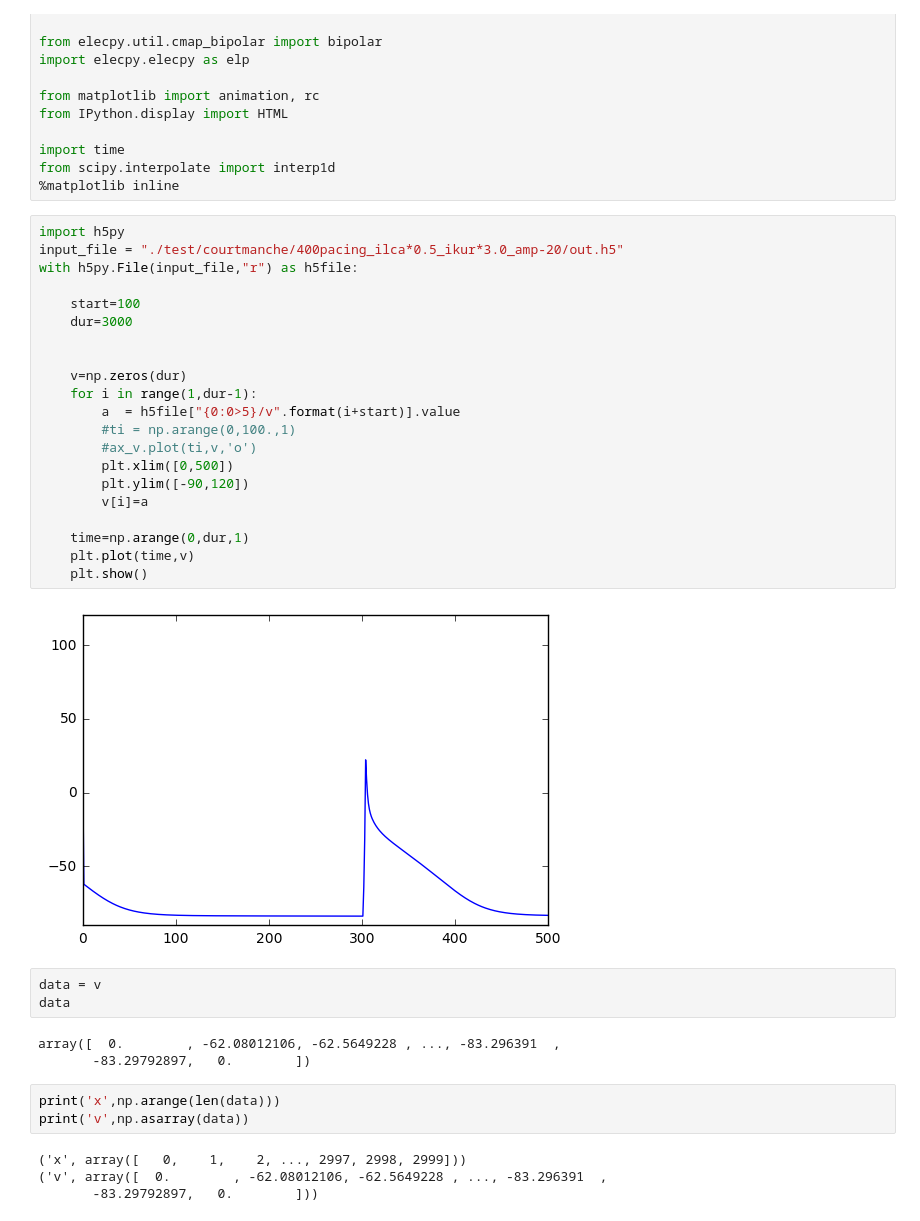
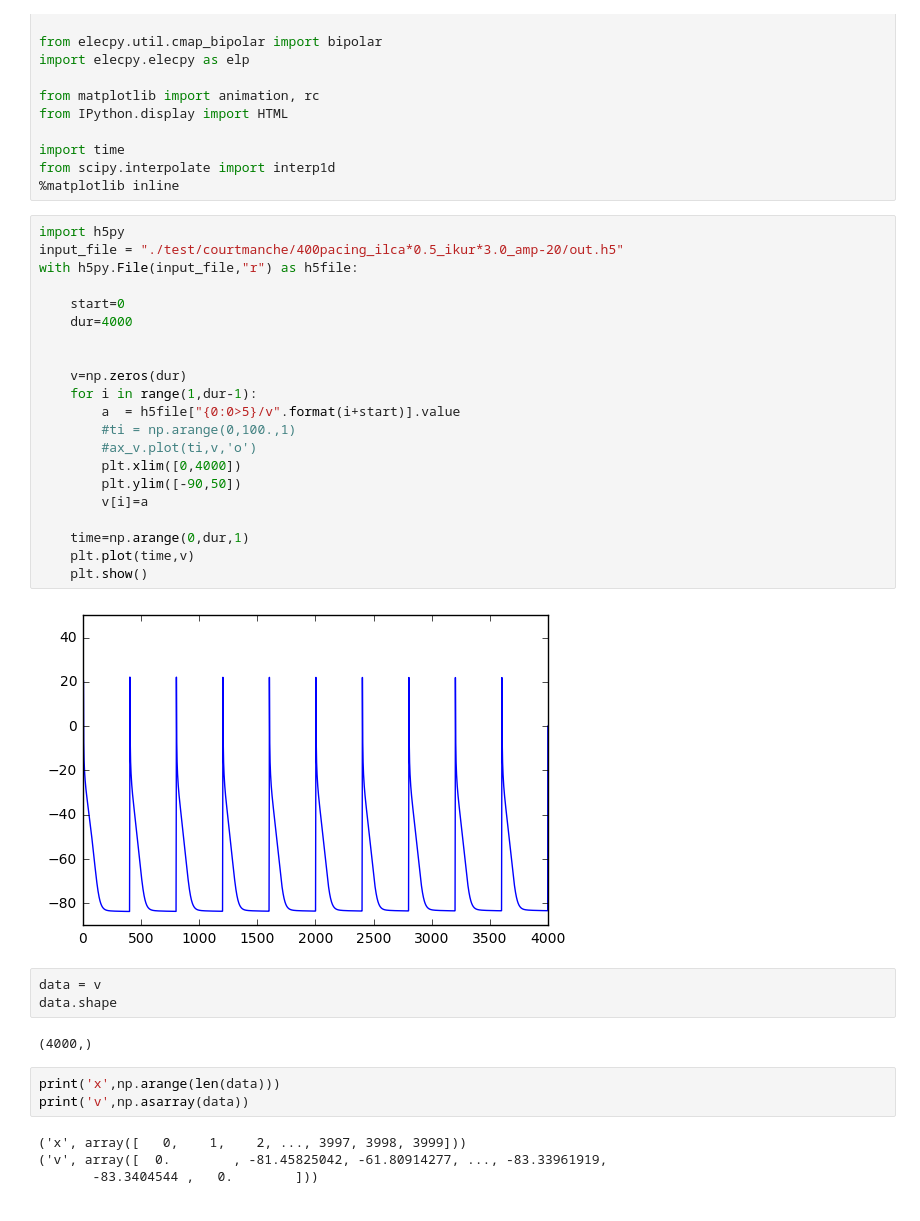
Before and after one commit to Atsuya-Kato/nb_test, a Jupyter notebook: APD_detect.ipynb, the cells around one changed output. Cells and saved outputs as stored; diff of their text form.

```diff
--- a/APD_detect.ipynb
+++ b/APD_detect.ipynb
@@ -22,36 +26,35 @@ from scipy.interpolate import interp1d
 # %%
 import h5py
 input_file = "./test/courtmanche/400pacing_ilca*0.5_ikur*3.0_amp-20/out.h5"
 with h5py.File(input_file,"r") as h5file:
 
-    start=100
-    dur=3000
+    start=0
+    dur=4000
 
 
     v=np.zeros(dur)
     for i in range(1,dur-1):
         a  = h5file["{0:0>5}/v".format(i+start)].value
         #ti = np.arange(0,100.,1)
         #ax_v.plot(ti,v,'o')
-        plt.xlim([0,500])
-        plt.ylim([-90,120])
+        plt.xlim([0,4000])
+        plt.ylim([-90,50])
         v[i]=a
 
     time=np.arange(0,dur,1)
     plt.plot(time,v)
     plt.show()
 # %% [output]
-[figure, old version]
+[figure, new version]
 # %%
 data = v
-data
+data.shape
 # %% [output]
-array([  0.        , -62.08012106, -62.5649228 , ..., -83.296391  ,
-       -83.29792897,   0.        ])
+(4000,)
 # %%
 print('x',np.arange(len(data)))
 print('v',np.asarray(data))
 # %% [output]
-('x', array([   0,    1,    2, ..., 2997, 2998, 2999]))
-('v', array([  0.        , -62.08012106, -62.5649228 , ..., -83.296391  ,
-       -83.29792897,   0.        ]))
+('x', array([   0,    1,    2, ..., 3997, 3998, 3999]))
+('v', array([  0.        , -81.45825042, -61.80914277, ..., -83.33961919,
+       -83.3404544 ,   0.        ]))
```
Also changed, not shown: parts of 52 cells of this notebook, 33 other files.
